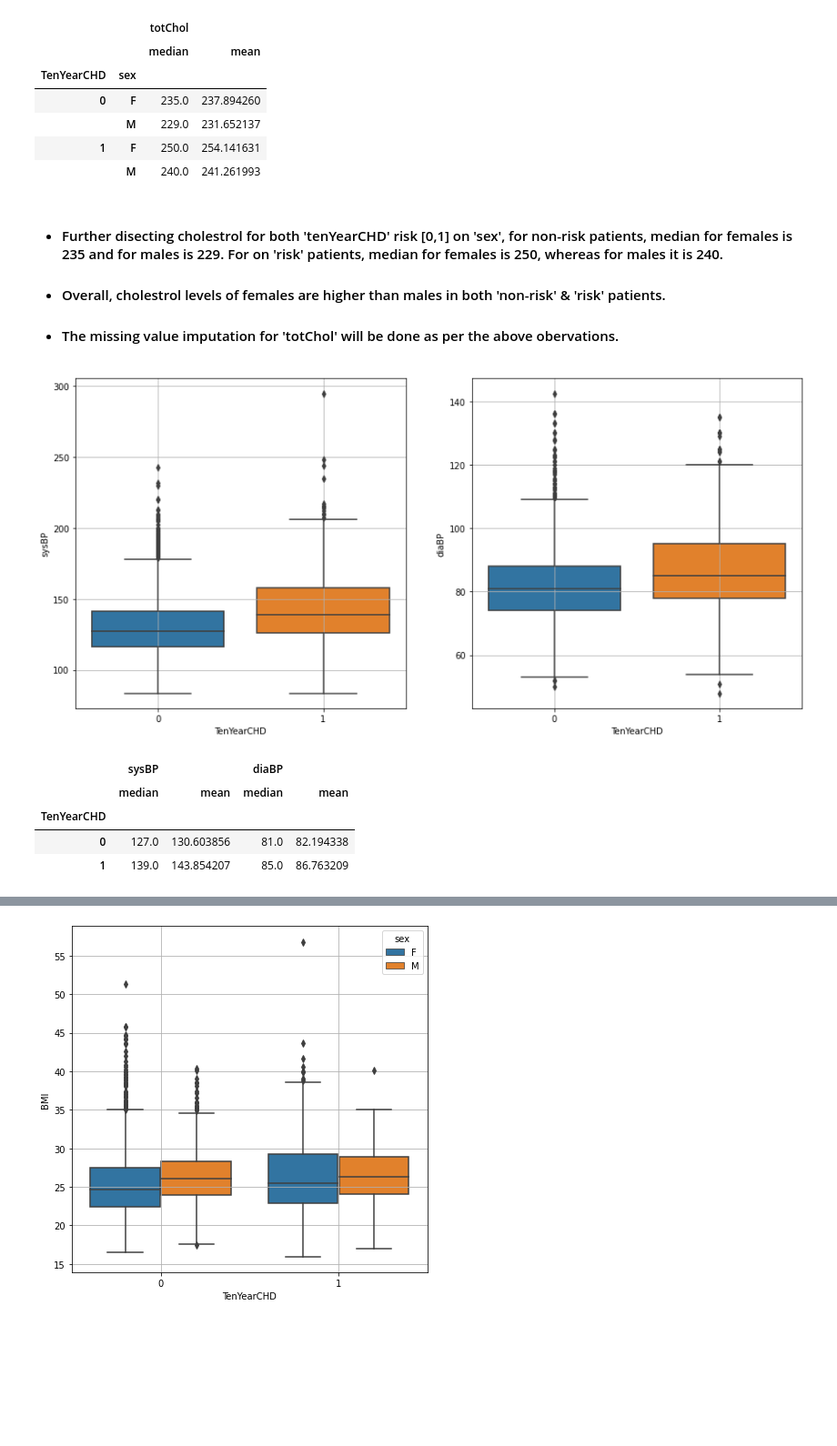
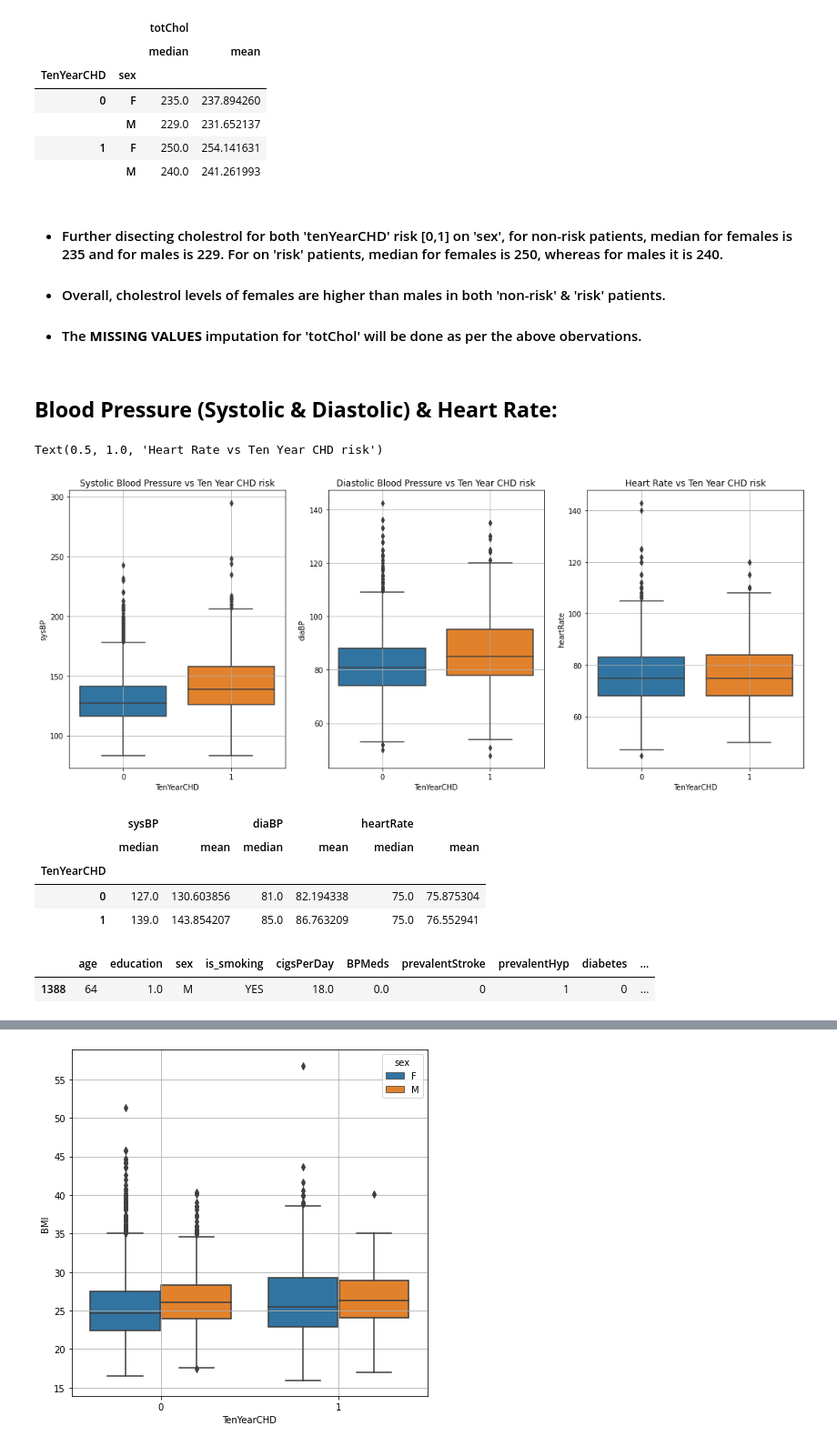
Before and after one commit to Abhi-nav0506/Coronary-Heart-Disease-Prediction, a Jupyter notebook: Cardio_Vascular_Risk_Prediction.ipynb, the cells around one changed output, grey strips where cells are left out. Shown: that part at 91% size. Cells and saved outputs as stored; diff of their text form; code cells hidden in the pictures; blank space fills up the shorter version.

```diff
--- a/Cardio_Vascular_Risk_Prediction.ipynb
+++ b/Cardio_Vascular_Risk_Prediction.ipynb
@@ -206,22 +257,36 @@ cardio_risk_df.groupby(['TenYearCHD','sex']).agg({'totChol':{'mean','median'}})
 
 * #### Overall, cholestrol levels of females are higher than males in both 'non-risk' & 'risk' patients.
 
-* #### The missing value imputation for 'totChol' will be done as per the above obervations.
+* #### The **MISSING VALUES** imputation for 'totChol' will be done as per the above obervations.
+# %% [markdown]
+## **Blood Pressure (Systolic & Diastolic) & Heart Rate:**
 # %%
-fig, ax = plt.subplots(1, 2, figsize=(15,7))
+fig, ax = plt.subplots(1, 3, figsize=(18,7))
 
 sns.boxplot(x= cardio_risk_df['TenYearCHD'], y=cardio_risk_df['sysBP'],ax=ax[0])
 ax[0].grid()
+ax[0].set_title('Systolic Blood Pressure vs Ten Year CHD risk')
 
 sns.boxplot(x= cardio_risk_df['TenYearCHD'], y=cardio_risk_df['diaBP'],ax=ax[1])
 ax[1].grid()
+ax[1].set_title('Diastolic Blood Pressure vs Ten Year CHD risk')
+
+sns.boxplot(x= cardio_risk_df['TenYearCHD'], y=cardio_risk_df['heartRate'],ax=ax[2])
+ax[2].grid()
+ax[2].set_title('Heart Rate vs Ten Year CHD risk')
 # %% [output]
+Text(0.5, 1.0, 'Heart Rate vs Ten Year CHD risk')
-[figure, old version]
+[figure, new version]
 # %%
-cardio_risk_df.groupby(['TenYearCHD']).agg({'sysBP':{'mean','median'} , 'diaBP':{'mean','median'}})
+cardio_risk_df.groupby(['TenYearCHD']).agg({'sysBP':{'mean','median'} , 'diaBP':{'mean','median'}, 'heartRate':{'mean','median'}})
 # %% [output]
-|  | sysBP |  | diaBP |  |
-|  | median | mean | median | mean |
-| TenYearCHD |  |  |  |  |
-| 0 | 127.0 | 130.603856 | 81.0 | 82.194338 |
-| 1 | 139.0 | 143.854207 | 85.0 | 86.763209 |
+|  | sysBP |  | diaBP |  | heartRate |  |
+|  | median | mean | median | mean | median | mean |
+| TenYearCHD |  |  |  |  |  |  |
+| 0 | 127.0 | 130.603856 | 81.0 | 82.194338 | 75.0 | 75.875304 |
+| 1 | 139.0 | 143.854207 | 85.0 | 86.763209 | 75.0 | 76.552941 |
+# %%
+cardio_risk_df[cardio_risk_df['heartRate'].isna()]
+# %% [output]
+|  | age | education | sex | is_smoking | cigsPerDay | BPMeds | prevalentStroke | prevalentHyp | diabetes | ... |
+| 1388 | 64 | 1.0 | M | YES | 18.0 | 0.0 | 0 | 1 | 0 | ... |
```
Also changed, not shown: parts of 61 cells of this notebook.
